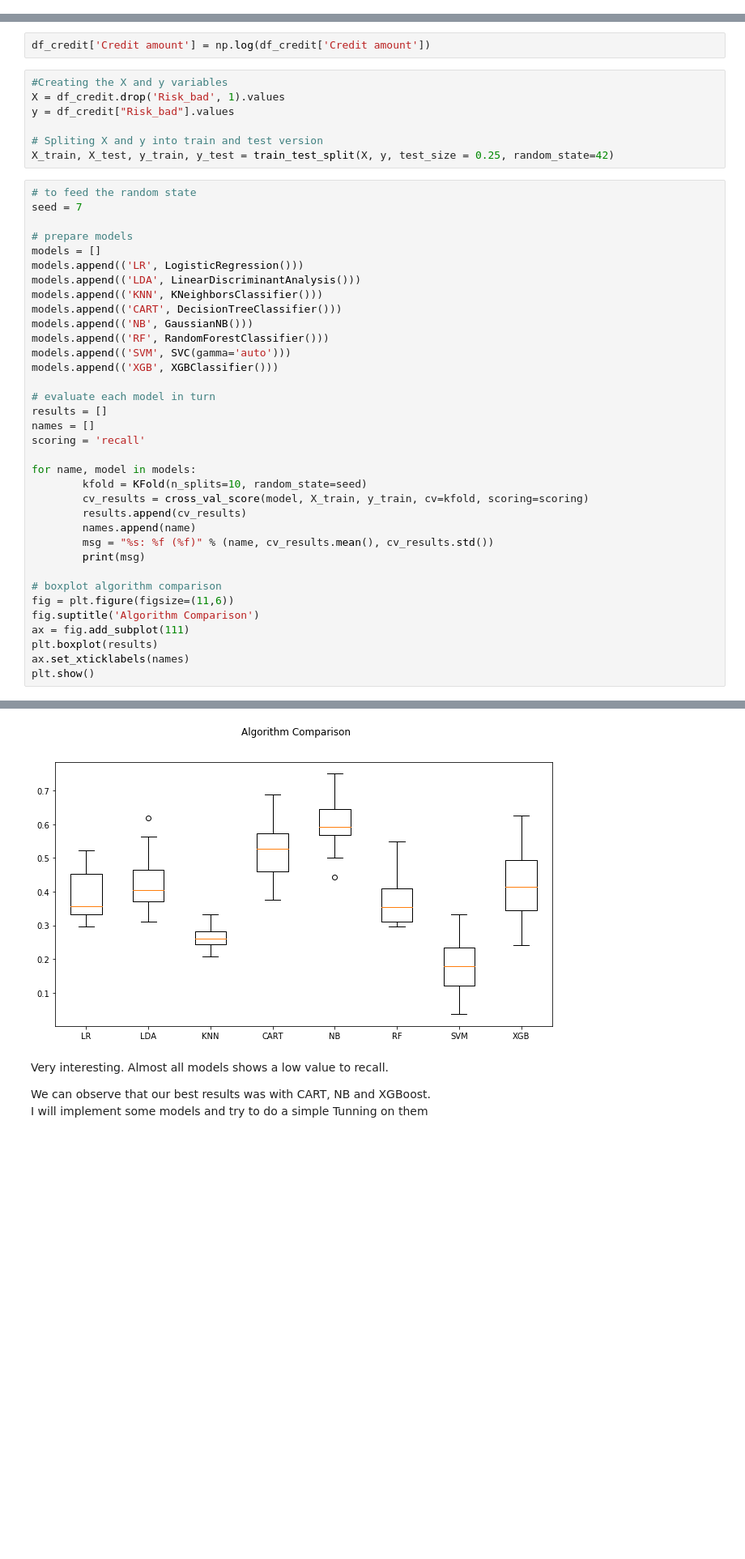
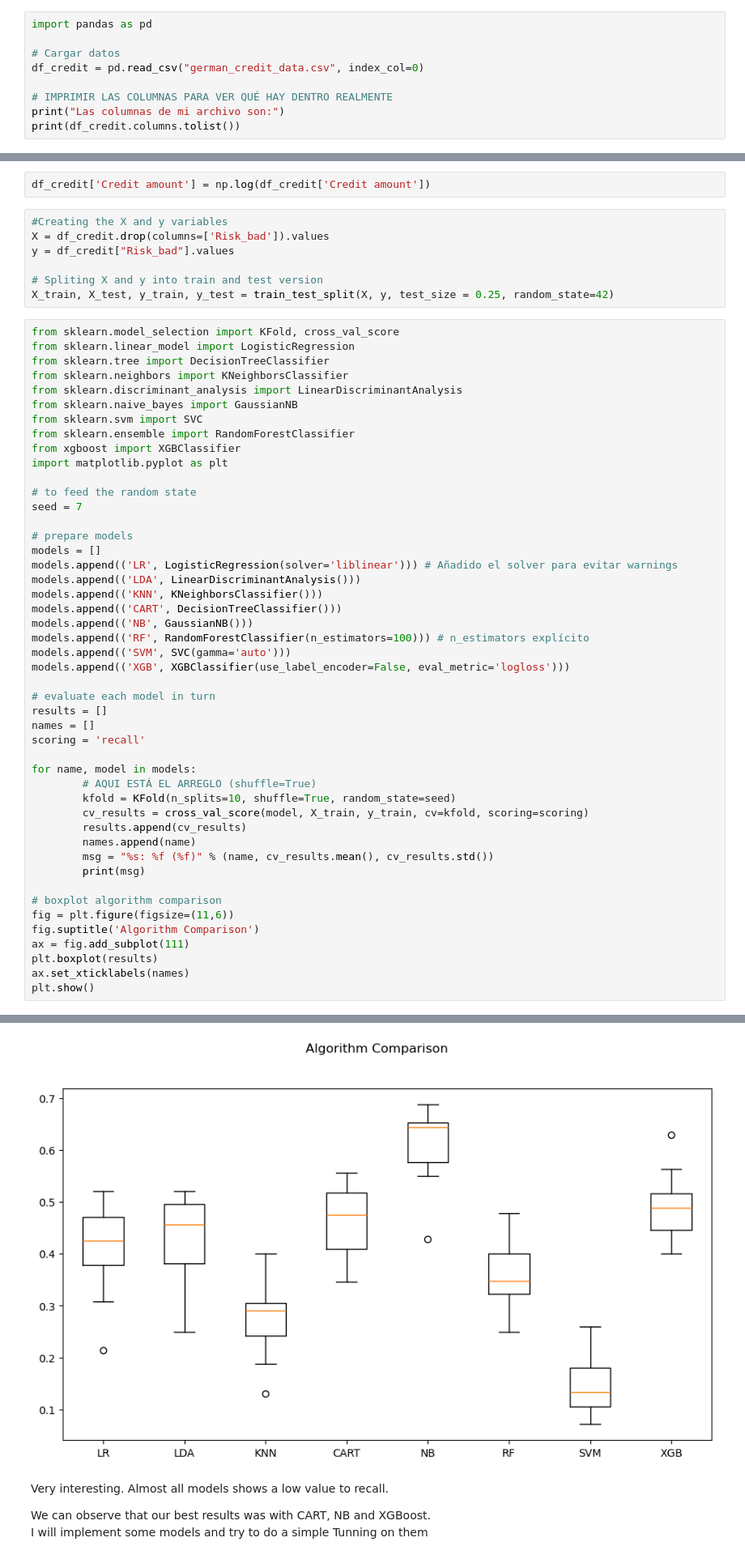
Before and after one commit to hugogs7/TXAI, a Jupyter notebook: predicting-credit-risk-model-pipeline-763ef1.ipynb, the cells around one changed output, grey strips where cells are left out. Shown at 81% size. Drawn from its saved outputs; the diff is of its cells as text; blank space fills up the shorter version.

Commit message:
notebook para ejecutar

```diff
--- a/predicting-credit-risk-model-pipeline-763ef1.ipynb
+++ b/predicting-credit-risk-model-pipeline-763ef1.ipynb
@@ -76,0 +77,9 @@ df_credit = pd.read_csv("../input/german-credit-data-with-risk/german_credit_dat
+# %%
+import pandas as pd
+
+# Cargar datos
+df_credit = pd.read_csv("german_credit_data.csv", index_col=0)
+
+# IMPRIMIR LAS COLUMNAS PARA VER QUÉ HAY DENTRO REALMENTE
+print("Las columnas de mi archivo son:")
+print(df_credit.columns.tolist())
@@ -1104,25 +1141,36 @@ from xgboost import XGBClassifier
 df_credit['Credit amount'] = np.log(df_credit['Credit amount'])
 # %%
 #Creating the X and y variables
-X = df_credit.drop('Risk_bad', 1).values
+X = df_credit.drop(columns=['Risk_bad']).values
 y = df_credit["Risk_bad"].values
 
 # Spliting X and y into train and test version
 X_train, X_test, y_train, y_test = train_test_split(X, y, test_size = 0.25, random_state=42)
 # %%
+from sklearn.model_selection import KFold, cross_val_score
+from sklearn.linear_model import LogisticRegression
+from sklearn.tree import DecisionTreeClassifier
+from sklearn.neighbors import KNeighborsClassifier
+from sklearn.discriminant_analysis import LinearDiscriminantAnalysis
+from sklearn.naive_bayes import GaussianNB
+from sklearn.svm import SVC
+from sklearn.ensemble import RandomForestClassifier
+from xgboost import XGBClassifier
+import matplotlib.pyplot as plt
+
 # to feed the random state
 seed = 7
 
 # prepare models
 models = []
-models.append(('LR', LogisticRegression()))
+models.append(('LR', LogisticRegression(solver='liblinear'))) # Añadido el solver para evitar warnings
 models.append(('LDA', LinearDiscriminantAnalysis()))
 models.append(('KNN', KNeighborsClassifier()))
 models.append(('CART', DecisionTreeClassifier()))
 models.append(('NB', GaussianNB()))
-models.append(('RF', RandomForestClassifier()))
+models.append(('RF', RandomForestClassifier(n_estimators=100))) # n_estimators explícito
 models.append(('SVM', SVC(gamma='auto')))
-models.append(('XGB', XGBClassifier()))
+models.append(('XGB', XGBClassifier(use_label_encoder=False, eval_metric='logloss')))
 
 # evaluate each model in turn
 results = []
@@ -1130,7 +1178,8 @@ names = []
 scoring = 'recall'
 
 for name, model in models:
-        kfold = KFold(n_splits=10, random_state=seed)
+        # AQUI ESTÁ EL ARREGLO (shuffle=True)
+        kfold = KFold(n_splits=10, shuffle=True, random_state=seed)
         cv_results = cross_val_score(model, X_train, y_train, cv=kfold, scoring=scoring)
         results.append(cv_results)
         names.append(name)
@@ -1190,4 +1222,4 @@ XGB: 0.422917 (0.110550)
-[figure, old version]
+[figure, new version]
 # %% [markdown]
 Very interesting. Almost all models shows a low value to recall.
 
```
Also changed, not shown: parts of 38 cells of this notebook, 1 other file.
